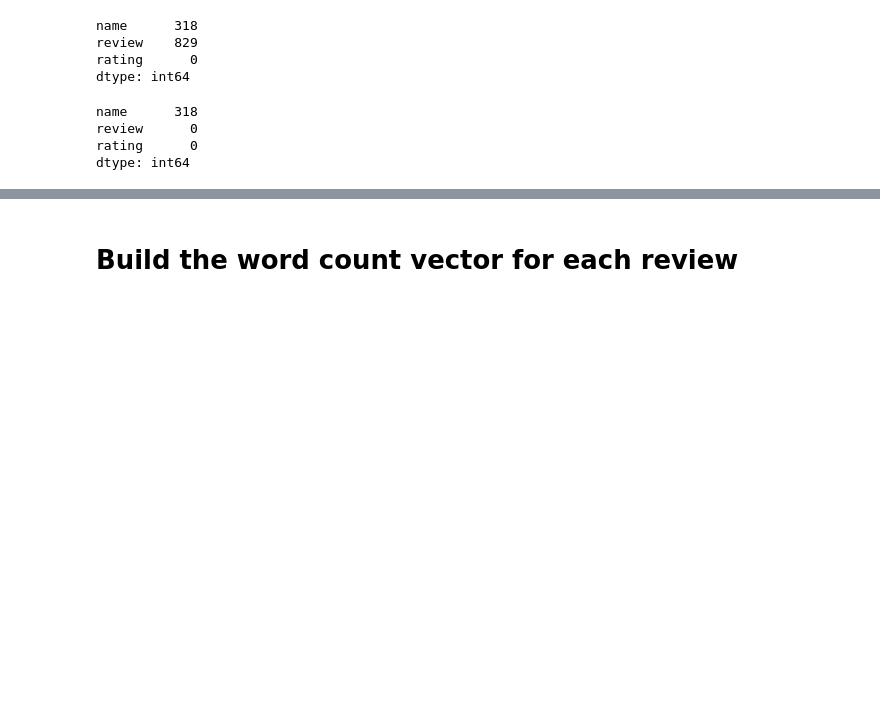
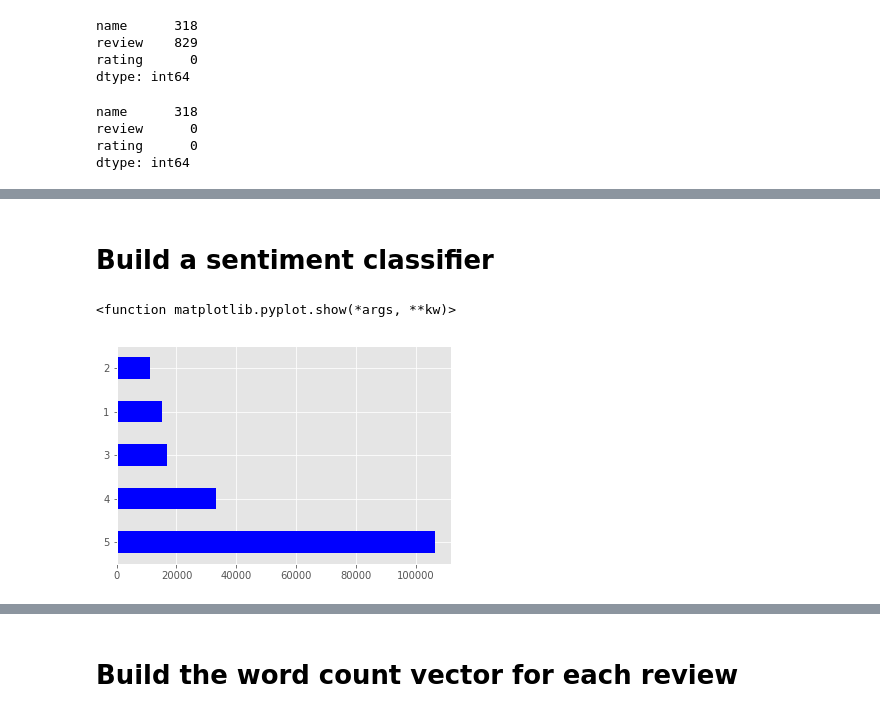
Before and after one commit to Asmaa56/Machine-Learning-case-study-approach-, a Jupyter notebook: Classification/Sentiment Analysis.ipynb, the cells around one changed output, grey strips where cells are left out. Saved outputs shown, nothing was run; the diff lists cells and outputs as text; code cells hidden in the pictures; blank space fills up the shorter version.

Commit message:
Sentiment Analysis

```diff
--- a/Classification/Sentiment Analysis.ipynb
+++ b/Classification/Sentiment Analysis.ipynb
@@ -46,0 +80,9 @@ dtype: int64
+# %% [markdown]
+# Build a sentiment classifier
+# %%
+values_2 = data['rating'].value_counts()
+values_2.plot(kind='barh', color='b')
+plt.show
+# %% [output]
+<function matplotlib.pyplot.show(*args, **kw)>
+[figure, added]
```
Also changed, not shown: parts of 18 cells of this notebook.
